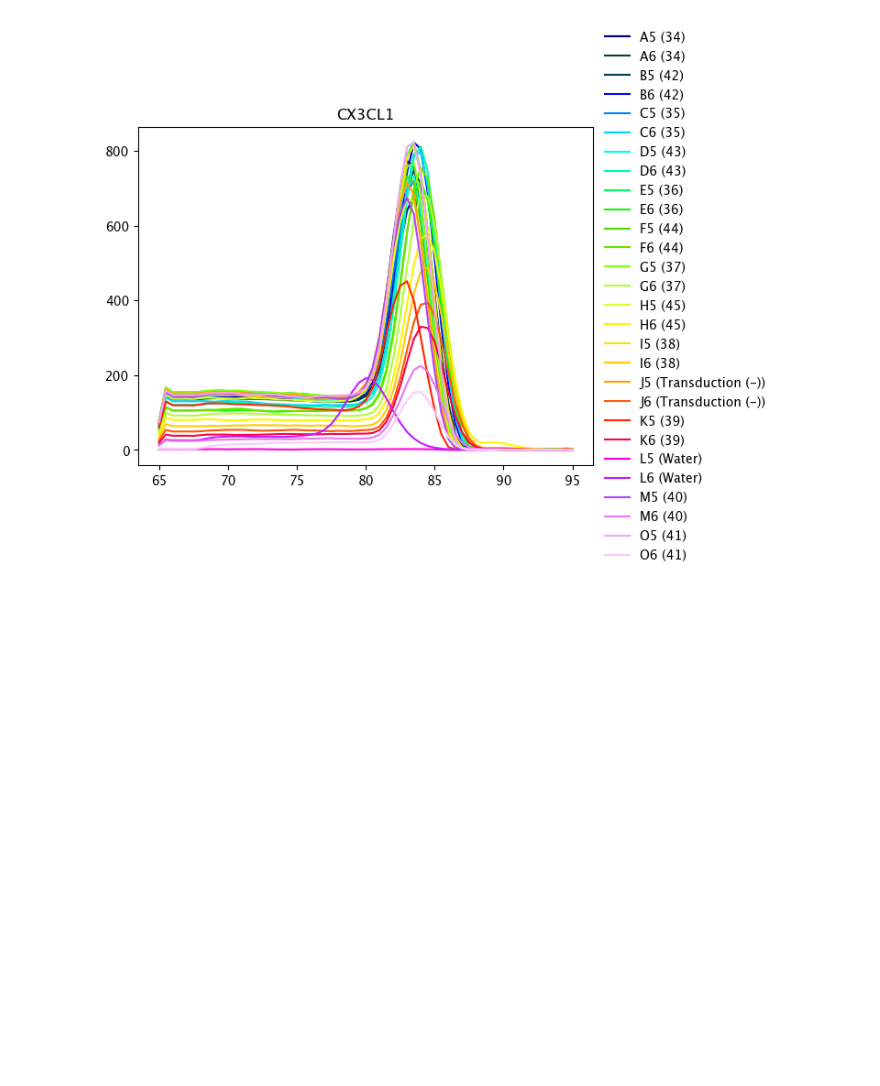
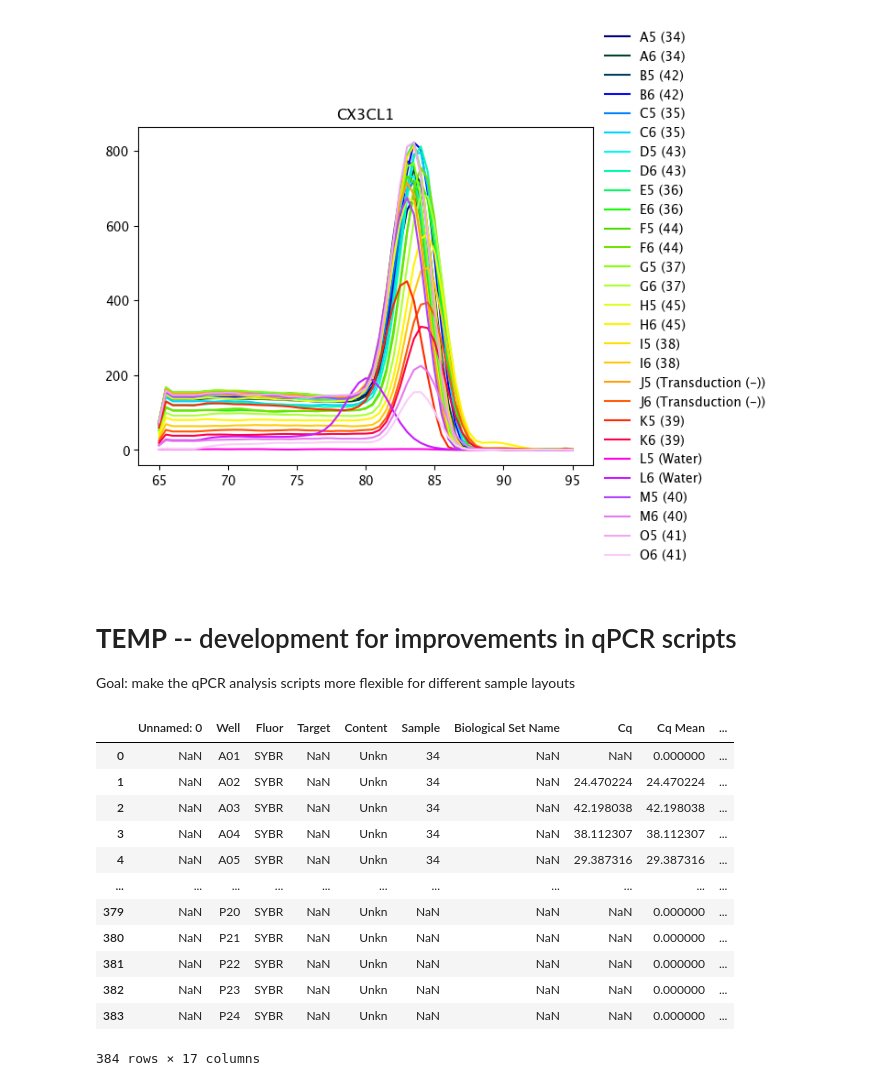
Before and after one commit to jedsurf/instrument_scripts, a Jupyter notebook: 20230925_EXPJ30_qPCR_analysis.ipynb, the cells around one changed output. Saved outputs shown, nothing was run; the diff lists cells and outputs as text; code cells hidden in the pictures; blank space fills up the shorter version.

Commit message:
analysis

```diff
--- a/20230925_EXPJ30_qPCR_analysis.ipynb
+++ b/20230925_EXPJ30_qPCR_analysis.ipynb
@@ -160,3 +158,38 @@ for gene in pd.Series(GOI_list).unique():
 [figure]
 [figure]
 [figure]
+# %% [markdown]
+# **TEMP** -- development for improvements in qPCR scripts
+Goal: make the qPCR analysis scripts more flexible for different sample layouts
+# %%
+import pandas as pd
+import numpy as np
+
+def define_genes_samples(ct_df, genes_list, samples_dict):
+    GOI_wells = []
+    samples_wells = []
+    for well in ct_df['Well'].values.tolist():
+        GOI_wells.append(genes_list[int(well[1:3])-1])
+        samples_wells.append(samples_dict.get(well[0]))
+    ct_df['GOI'] = GOI_wells
+    ct_df['Sample'] = samples_wells
+    return ct_df
+
+ctdf = pd.read_csv(path+'20230925_EXPJ30_qPCR -  Quantification Cq Results.csv')
+define_genes_samples(ctdf, GOI_list, cell_lines)
+ctdf
+# get_ct_384(ctdf)
+# %% [output]
+|  | Unnamed: 0 | Well | Fluor | Target | Content | Sample | Biological Set Name | Cq | Cq Mean | ... |
+| 0 | NaN | A01 | SYBR | NaN | Unkn | 34 | NaN | NaN | 0.000000 | ... |
+| 1 | NaN | A02 | SYBR | NaN | Unkn | 34 | NaN | 24.470224 | 24.470224 | ... |
+| 2 | NaN | A03 | SYBR | NaN | Unkn | 34 | NaN | 42.198038 | 42.198038 | ... |
+| 3 | NaN | A04 | SYBR | NaN | Unkn | 34 | NaN | 38.112307 | 38.112307 | ... |
+| 4 | NaN | A05 | SYBR | NaN | Unkn | 34 | NaN | 29.387316 | 29.387316 | ... |
+| ... | ... | ... | ... | ... | ... | ... | ... | ... | ... | ... |
+| 379 | NaN | P20 | SYBR | NaN | Unkn | NaN | NaN | NaN | 0.000000 | ... |
+| 380 | NaN | P21 | SYBR | NaN | Unkn | NaN | NaN | NaN | 0.000000 | ... |
+| 381 | NaN | P22 | SYBR | NaN | Unkn | NaN | NaN | NaN | 0.000000 | ... |
+| 382 | NaN | P23 | SYBR | NaN | Unkn | NaN | NaN | NaN | 0.000000 | ... |
+| 383 | NaN | P24 | SYBR | NaN | Unkn | NaN | NaN | NaN | 0.000000 | ... |
+384 rows × 17 columns
```
Also changed, not shown: parts of 9 cells of this notebook, 1 other file.
